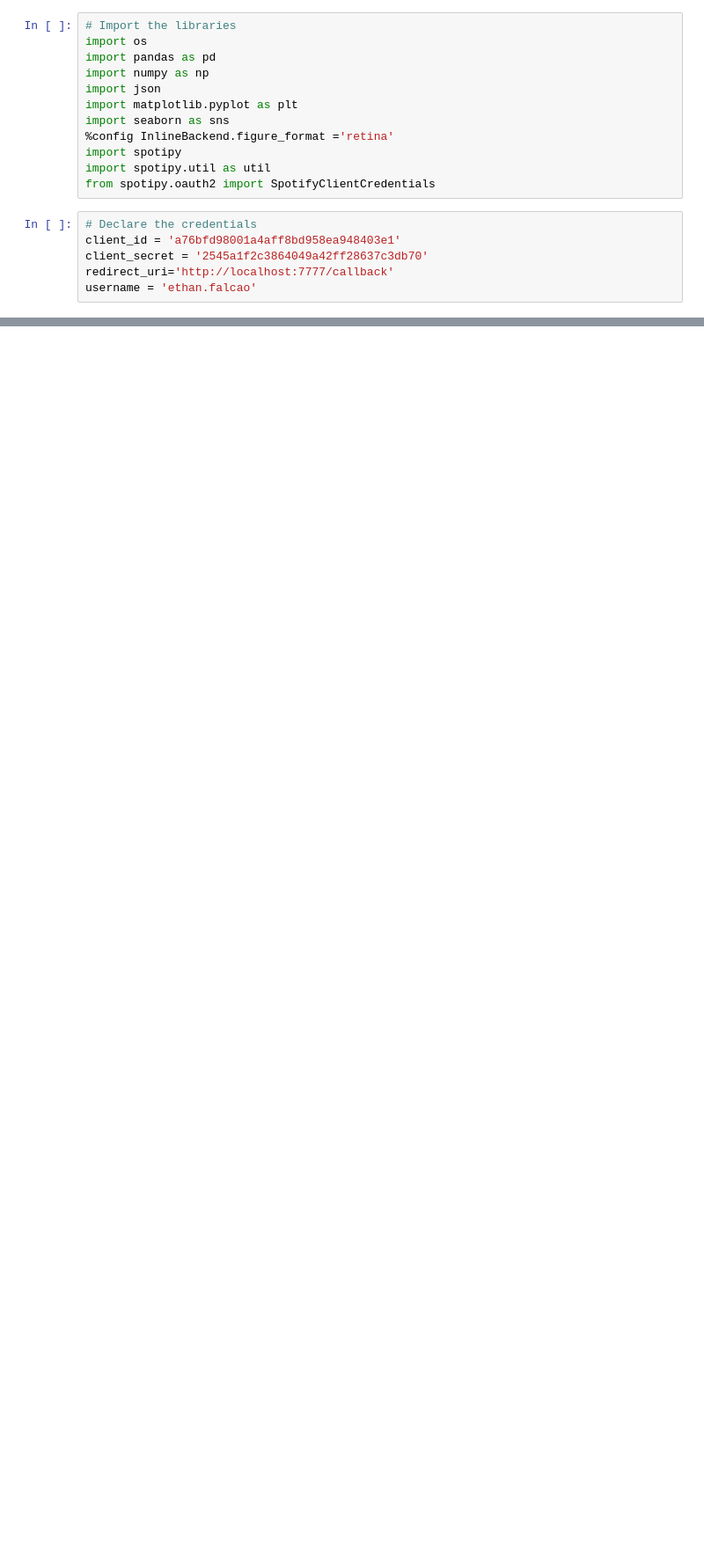
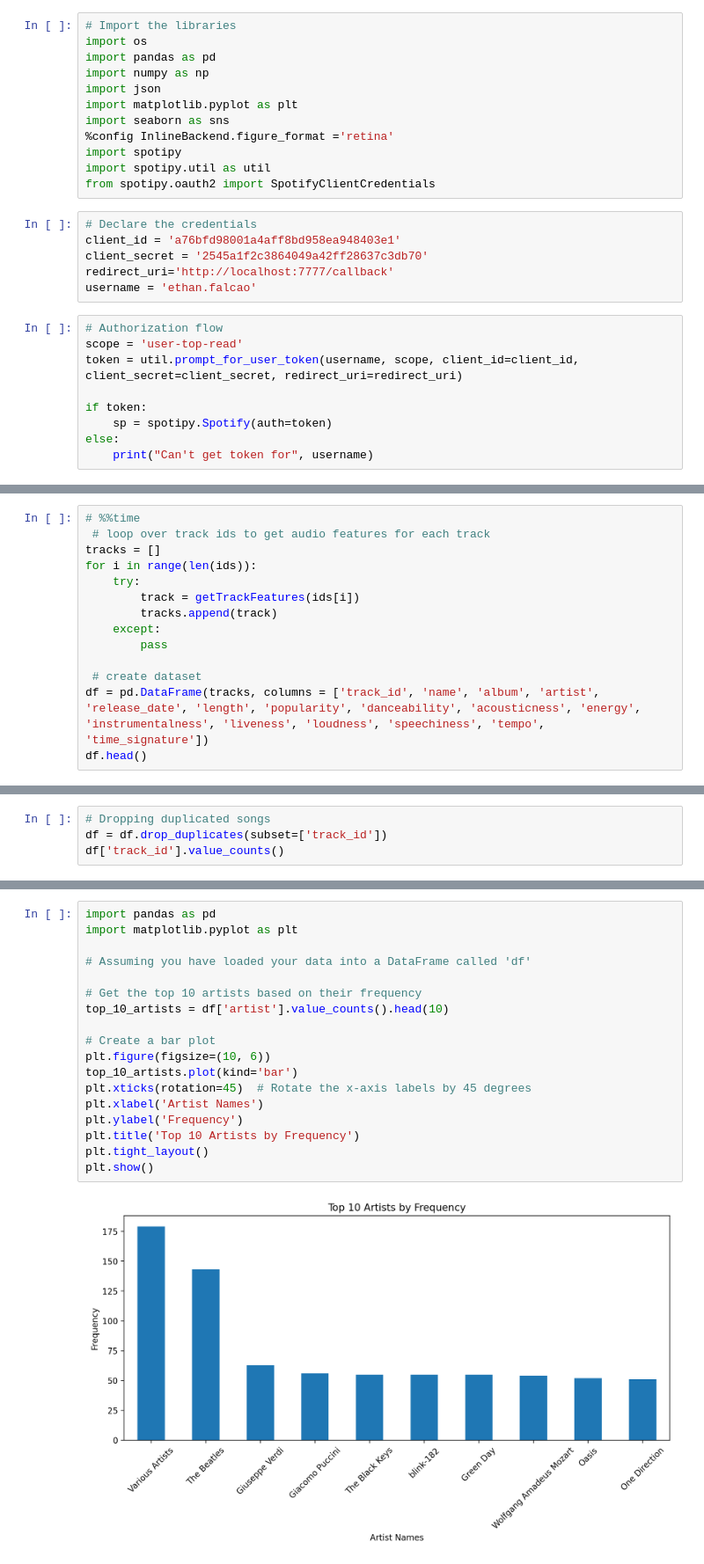
Before and after one commit to EthanFalcao/Spotify_Reccommendation_Algorithm, a Jupyter notebook: Input data from Spotity api .ipynb, the cells around one changed output, grey strips where cells are left out. Shown at 88% size. Saved outputs shown, nothing was run; the diff lists cells and outputs as text; blank space fills up the shorter version.

```diff
--- a/Input data from Spotity api .ipynb
+++ b/Input data from Spotity api .ipynb
@@ -16,3 +16,12 @@ client_id = 'a76bfd98001a4aff8bd958ea948403e1'
 client_secret = '2545a1f2c3864049a42ff28637c3db70'
 redirect_uri='http://localhost:7777/callback'
 username = 'ethan.falcao'
+# %%
+# Authorization flow
+scope = 'user-top-read'
+token = util.prompt_for_user_token(username, scope, client_id=client_id, client_secret=client_secret, redirect_uri=redirect_uri)
+
+if token:
+    sp = spotipy.Spotify(auth=token)
+else:
+    print("Can't get token for", username)
@@ -18,0 +179,14 @@ username = 'ethan.falcao'
+# %%
+# %%time
+ # loop over track ids to get audio features for each track
+tracks = []
+for i in range(len(ids)):
+    try:
+        track = getTrackFeatures(ids[i])
+        tracks.append(track)
+    except:
+        pass
+
+ # create dataset
+df = pd.DataFrame(tracks, columns = ['track_id', 'name', 'album', 'artist', 'release_date', 'length', 'popularity', 'danceability', 'acousticness', 'energy', 'instrumentalness', 'liveness', 'loudness', 'speechiness', 'tempo', 'time_signature'])
+df.head()
@@ -18,0 +204,4 @@ username = 'ethan.falcao'
+# %%
+# Dropping duplicated songs
+df = df.drop_duplicates(subset=['track_id'])
+df['track_id'].value_counts()
@@ -18,0 +226,20 @@ username = 'ethan.falcao'
+# %%
+import pandas as pd
+import matplotlib.pyplot as plt
+
+# Assuming you have loaded your data into a DataFrame called 'df'
+
+# Get the top 10 artists based on their frequency
+top_10_artists = df['artist'].value_counts().head(10)
+
+# Create a bar plot
+plt.figure(figsize=(10, 6))
+top_10_artists.plot(kind='bar')
+plt.xticks(rotation=45)  # Rotate the x-axis labels by 45 degrees
+plt.xlabel('Artist Names')
+plt.ylabel('Frequency')
+plt.title('Top 10 Artists by Frequency')
+plt.tight_layout()
+plt.show()
+# %% [output]
+[figure, added]
```
Also changed, not shown: parts of 30 cells of this notebook, 3 other files.
